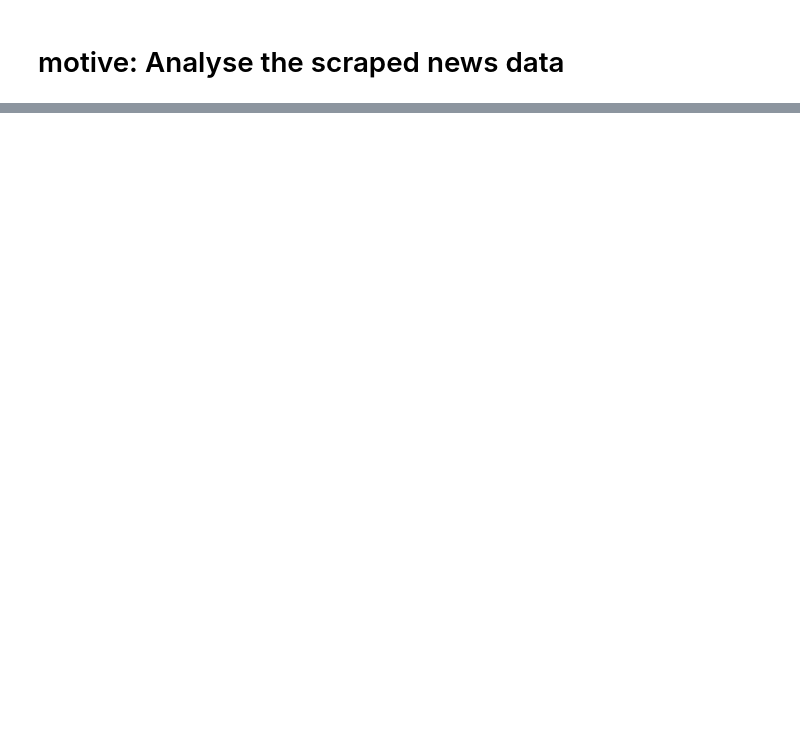
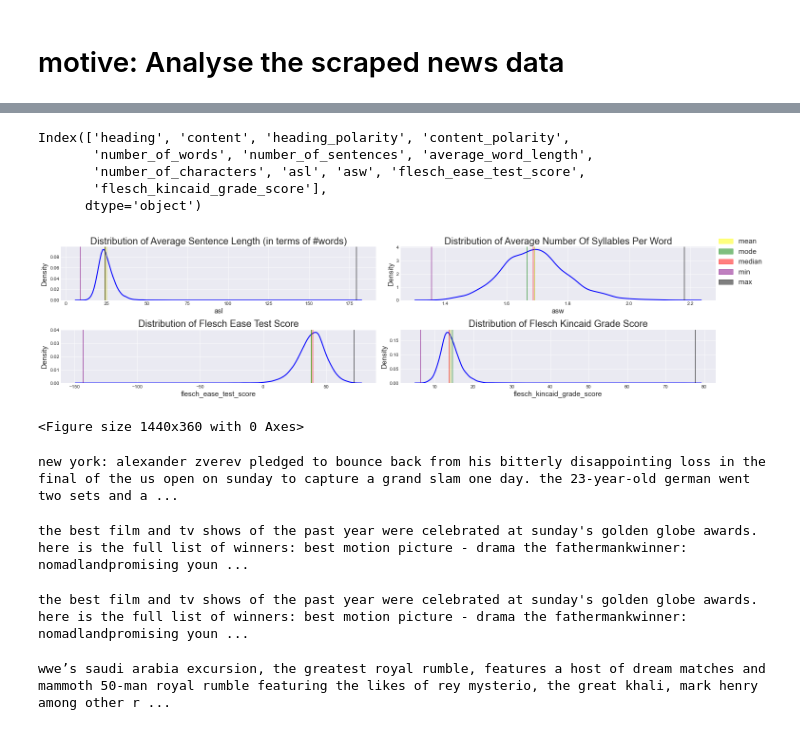
Before and after one commit to thepooons/news-rec-cw, a Jupyter notebook: notebooks/6_6_21_text_eda.ipynb, the cells around one changed output, grey strips where cells are left out. Cells and saved outputs as stored; diff of their text form; code cells hidden in the pictures; blank space fills up the shorter version.

```diff
--- a/notebooks/6_6_21_text_eda.ipynb
+++ b/notebooks/6_6_21_text_eda.ipynb
@@ -26,0 +93,77 @@ data.loc[4, "raw_text"]
+# %%
+def asl(document):
+    return len(document.split(" ")) / len(document.split(". "))
+def asw(document):
+    # number of syllables in the document / number of words in document
+    num_syllables = [syllables.estimate(word) for word in document.split(" ")]
+    return sum(num_syllables) / len(document.split(" "))
+
+data.loc[:, "asl"] = data.loc[:, "content"].progress_apply(asl)
+data.loc[:, "asw"] = data.loc[:, "content"].progress_apply(asw)
+
+data.loc[:, "flesch_ease_test_score"] = 206.835 - (1.015 * data.loc[:, "asl"]) - (84.6 * data.loc[:, "asw"])
+data.loc[:, "flesch_kincaid_grade_score"] = (.39 * data.loc[:, "asl"]) + (11.8 * data.loc[:, "asw"]) - 15.59
+
+data.columns
+# %% [output]
+Index(['heading', 'content', 'heading_polarity', 'content_polarity',
+       'number_of_words', 'number_of_sentences', 'average_word_length',
+       'number_of_characters', 'asl', 'asw', 'flesch_ease_test_score',
+       'flesch_kincaid_grade_score'],
+      dtype='object')
+# %%
+plt.rcParams["figure.figsize"] = [20, 5]
+plt.rcParams["axes.labelsize"] = 15
+cols_to_plot = ['asl', 'asw',
+       'flesch_ease_test_score', 'flesch_kincaid_grade_score']
+fig, axes = plt.subplots(nrows=(len(cols_to_plot) + 1) // 2, ncols=2)
+for ax, cont_feat in zip(axes.flatten(), cols_to_plot):
+    title = " ".join(cont_feat.split("_")).title()
+    if "Asl" in title:
+        title = "average sentence length".title() + " (in terms of #words)"
+    elif "Asw" in title:
+        title = "average number of syllables per word".title()
+    ax.title.set_text("Distribution of " + title)
+    ax.title.set_fontsize(20)
+    sns.kdeplot(data=data, x=cont_feat, ax=ax, color="blue", linewidth=2)
+    ax.axvline(np.median(data.loc[:, cont_feat]), color="r", linestyle="-", linewidth=2, alpha=0.5)
+    ax.axvline(np.mean(data.loc[:, cont_feat]), color="y", linestyle="-", linewidth=2, alpha=0.5)
+    ax.axvline(np.min(data.loc[:, cont_feat]), color="purple", linestyle="-", linewidth=2, alpha=0.5)
+    ax.axvline(np.max(data.loc[:, cont_feat]), color="black", linestyle="-", linewidth=2, alpha=0.5)
+    ax.axvline(mode(data.loc[:, cont_feat])[0][0], color="g", linestyle="-", linewidth=2, alpha=0.5)
+
+    ax.tick_params(labelsize=10)
+
+red_patch = mpatches.Patch(color='red', label='median', alpha=0.5)
+yellow_patch = mpatches.Patch(color='yellow', label='mean', alpha=0.5)
+green_patch = mpatches.Patch(color='green', label='mode', alpha=0.5)
+orange_patch = mpatches.Patch(color='purple', label='min', alpha=0.5)
+black_patch = mpatches.Patch(color='black', label='max', alpha=0.5)
+fig.legend(
+    handles=[yellow_patch, green_patch, red_patch, orange_patch, black_patch],
+    fontsize=15,
+    loc='upper right',
+    bbox_to_anchor=(1.07, 1.0)
+)
+plt.tight_layout()
+plt.show()
+plt.savefig('../data/bbc_text_analysis.png', dpi=300)
+# %% [output]
+[figure, added]
+<Figure size 1440x360 with 0 Axes>
+# %%
+print(data.loc[data.loc[:, "flesch_ease_test_score"] == max(data.loc[:, "flesch_ease_test_score"]), "content"].values[0])
+# %% [output]
+new york: alexander zverev pledged to bounce back from his bitterly disappointing loss in the final of the us open on sunday to capture a grand slam one day. the 23-year-old german went two sets and a ...
+# %%
+print(data.loc[data.loc[:, "flesch_ease_test_score"] == min(data.loc[:, "flesch_ease_test_score"]), "content"].values[0])
+# %% [output]
+the best film and tv shows of the past year were celebrated at sunday's golden globe awards. here is the full list of winners: best motion picture - drama the fathermankwinner: nomadlandpromising youn ...
+# %%
+print(data.loc[data.loc[:, "flesch_kincaid_grade_score"] == max(data.loc[:, "flesch_kincaid_grade_score"]), "content"].values[0])
+# %% [output]
+the best film and tv shows of the past year were celebrated at sunday's golden globe awards. here is the full list of winners: best motion picture - drama the fathermankwinner: nomadlandpromising youn ...
+# %%
+print(data.loc[data.loc[:, "flesch_kincaid_grade_score"] == min(data.loc[:, "flesch_kincaid_grade_score"]), "content"].values[0])
+# %% [output]
+wwe’s saudi arabia excursion, the greatest royal rumble, features a host of dream matches and mammoth 50-man royal rumble featuring the likes of rey mysterio, the great khali, mark henry among other r ...
```
Also changed, not shown: parts of 13 cells of this notebook, 3 other files.
